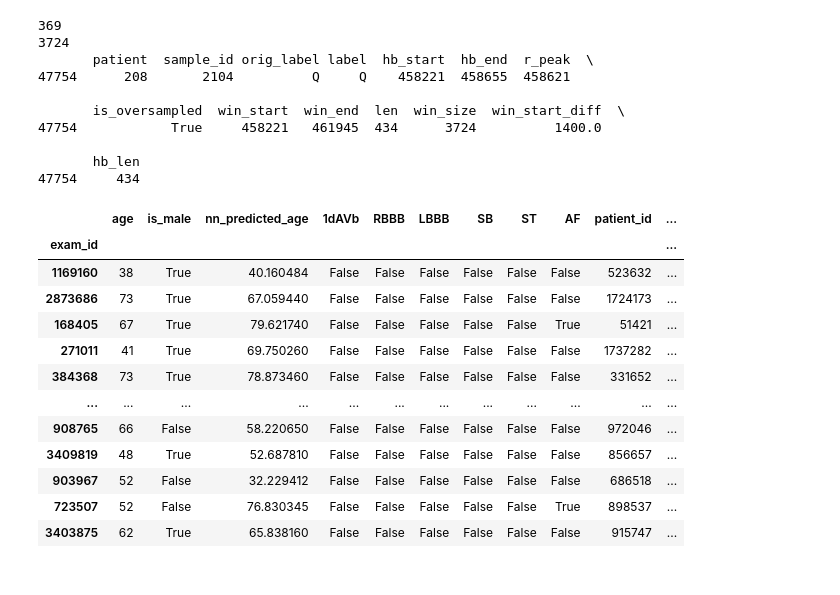
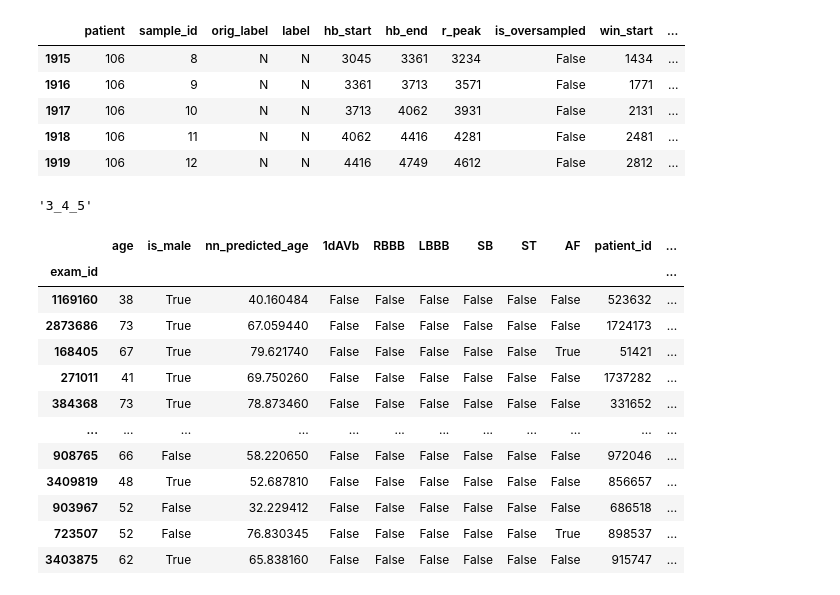
Before and after one commit to luna97/MIT-BIH_ecg_arrhytmia, a Jupyter notebook: test.ipynb, the cells around one changed output. Saved outputs shown, nothing was run; the diff lists cells and outputs as text; code cells hidden in the pictures.

```diff
--- a/test.ipynb
+++ b/test.ipynb
@@ -1,43 +1,29 @@
 # %%
 import pandas as pd
 # get the csv file
 # /media/Volume/data/MIT-BHI/data/
 
 # read the csv file
 df = pd.read_csv('/media/Volume/data/MIT-BHI/data/t_wave_split/labels_train.csv')
 # get the first index where is_oversampled is True
 
-idx = df[df['is_oversampled'] == True].index[8]
-print(idx)
+# get the patient n 202
+df = df[df['patient'] == 106]
 
-# get the dataframe from the idx to next 10 rows
-df['len'] = df['hb_end'] - df['hb_start']
-df['win_size'] = df['win_end'] - df['win_start']
-
-# subtract the win_start from the previous win_start
-df['win_start_diff'] = df['win_start'].diff()
-df['hb_len'] = df['hb_end'] - df['hb_start']
-
-df.head(n = 10)
-# get hte maximum win size
-max_win_size = df['win_size'].max()
-print(max_win_size)
-
-# get the row where the win_size is maximum
-max_win_size_row = df[df['win_size'] == max_win_size]
-
-print(max_win_size_row)
+# replace nan in column extra_annotations with ''
+df['extra_annotations'] = df['extra_annotations'].fillna('')
+df[8:].head()
 # %% [output]
-369
-3724
-       patient  sample_id orig_label label  hb_start  hb_end  r_peak  \
-47754      208       2104          Q     Q    458221  458655  458621
-
-       is_oversampled  win_start  win_end  len  win_size  win_start_diff  \
-47754            True     458221   461945  434      3724          1400.0
-
-       hb_len
-47754     434
+|  | patient | sample_id | orig_label | label | hb_start | hb_end | r_peak | is_oversampled | win_start | ... |
+| 1915 | 106 | 8 | N | N | 3045 | 3361 | 3234 | False | 1434 | ... |
+| 1916 | 106 | 9 | N | N | 3361 | 3713 | 3571 | False | 1771 | ... |
+| 1917 | 106 | 10 | N | N | 3713 | 4062 | 3931 | False | 2131 | ... |
+| 1918 | 106 | 11 | N | N | 4062 | 4416 | 4281 | False | 2481 | ... |
+| 1919 | 106 | 12 | N | N | 4416 | 4749 | 4612 | False | 2812 | ... |
+# %%
+'_'.join(['3', '4', '5'])
+# %% [output]
+'3_4_5'
 # %%
 from dataset.helper_code_code15 import load_label
 import numpy as np
```
Also changed, not shown: parts of 1 cell of this notebook, 8 other files.
